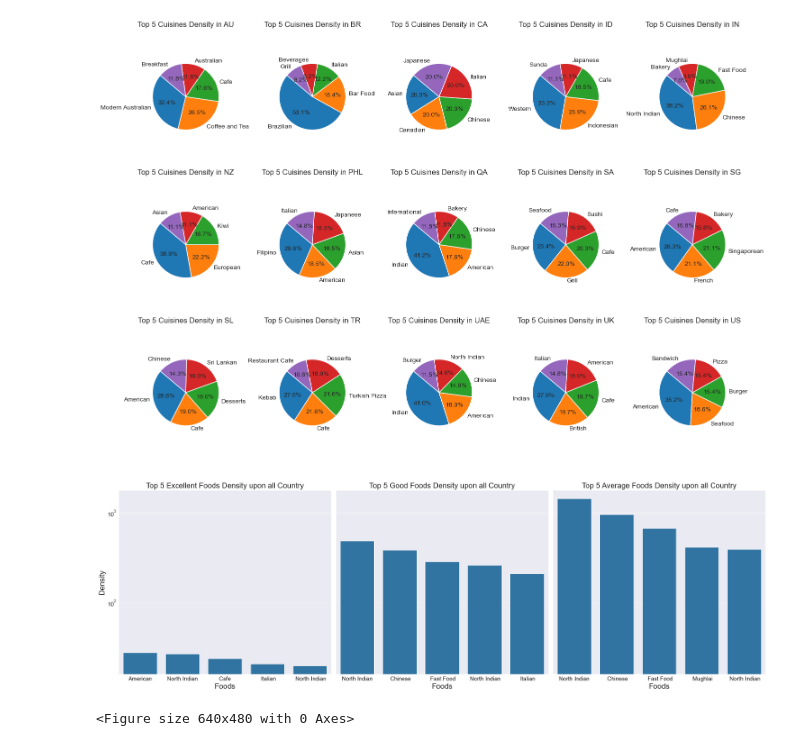
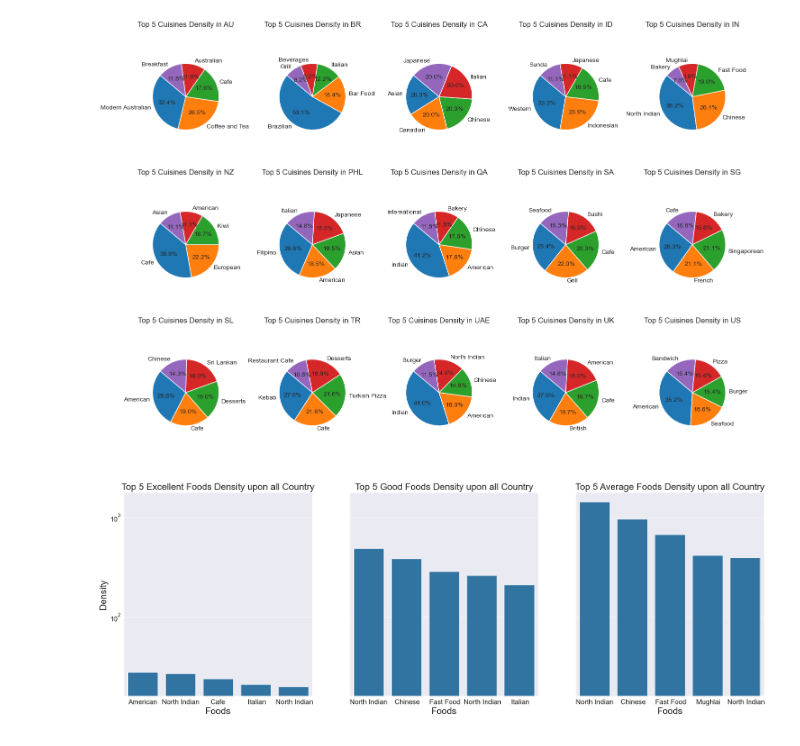
Before and after one commit to TheMentorIo/Zomato-Restaurants, a Jupyter notebook: AS.ipynb, the cells around one changed output. Saved outputs shown, nothing was run; the diff lists cells and outputs as text; code cells hidden in the pictures.

```diff
--- a/AS.ipynb
+++ b/AS.ipynb
@@ -409,24 +409,21 @@ plt.show()
 # %%
 df = zomato.assign(Cuisines=zomato['Cuisines'].str.split(',')).explode('Cuisines')
 df=df.groupby(["Cuisines","Rating text"])["City"].count().reset_index()
 
 fig, axes = plt.subplots(1, 3, figsize=(25, 8), sharey=True)
 
 # Iterate over each rating text and create a subplot
 for i, rating_text in enumerate(['Excellent', 'Good','Average']):
     ax = axes[i]
     data_subset = df[df["Rating text"] == rating_text].sort_values("City", ascending=False)[:5]
     sns.barplot(data=data_subset, x="Cuisines", y="City", ax=ax)
     ax.set_yscale("log")
     ax.set_ylabel("Density", fontsize=20)
     ax.set_xlabel("Foods", fontsize=20)
     ax.set_title(f"Top 5 {rating_text} Foods Density upon all Country", fontsize=20)
     ax.tick_params(axis='x', labelsize=15)
     ax.tick_params(axis='y', labelsize=15)
 
-plt.tight_layout()
-plt.show()
 plt.savefig('plot_top_5_foods_ratings.png')
 # %% [output]
-[figure, old version]
+[figure, new version]
-<Figure size 640x480 with 0 Axes>
```
Also changed, not shown: 1 other file.
